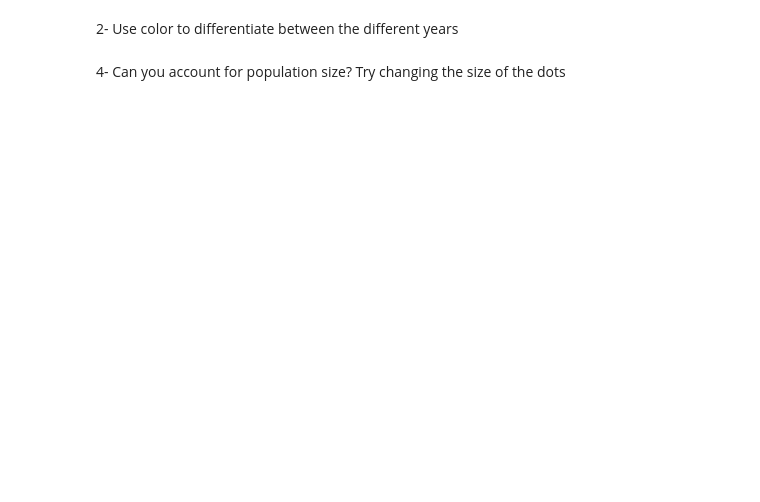
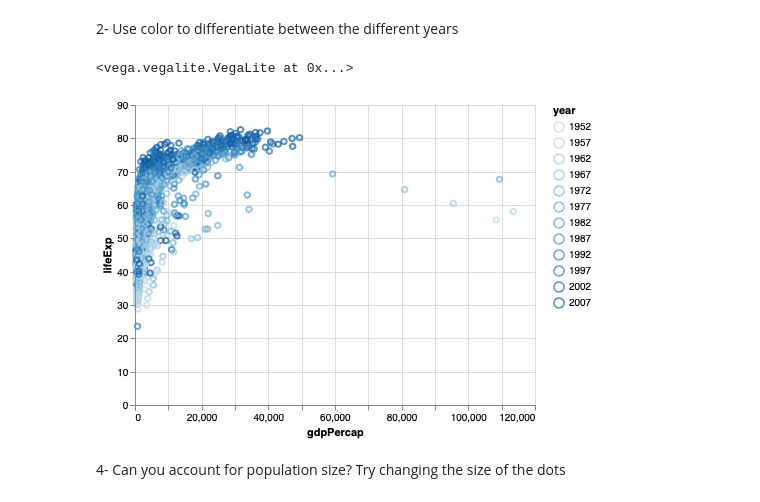
Before and after one commit to hanisaf/mist5730-fall2019, a Jupyter notebook: 30-warmup-sol.ipynb, the cells around one changed output. Drawn from its saved outputs; the diff is of its cells as text; code cells hidden in the pictures; blank space fills up the shorter version.

```diff
--- a/30-warmup-sol.ipynb
+++ b/30-warmup-sol.ipynb
@@ -22,4 +29,14 @@ data.head()
 # %% [markdown]
 2- Use color to differentiate between the different years
+# %%
+alt.Chart(data).mark_point().encode(
+    x = 'gdpPercap',
+    y = 'lifeExp',
+    color = 'year:O',
+    tooltip='country'
+)
+# %% [output]
+<vega.vegalite.VegaLite at 0x...>
+[figure, added]
 # %% [markdown]
 4- Can you account for population size? Try changing the size of the dots
```
Also changed, not shown: parts of 10 cells of this notebook, 2 other files.
